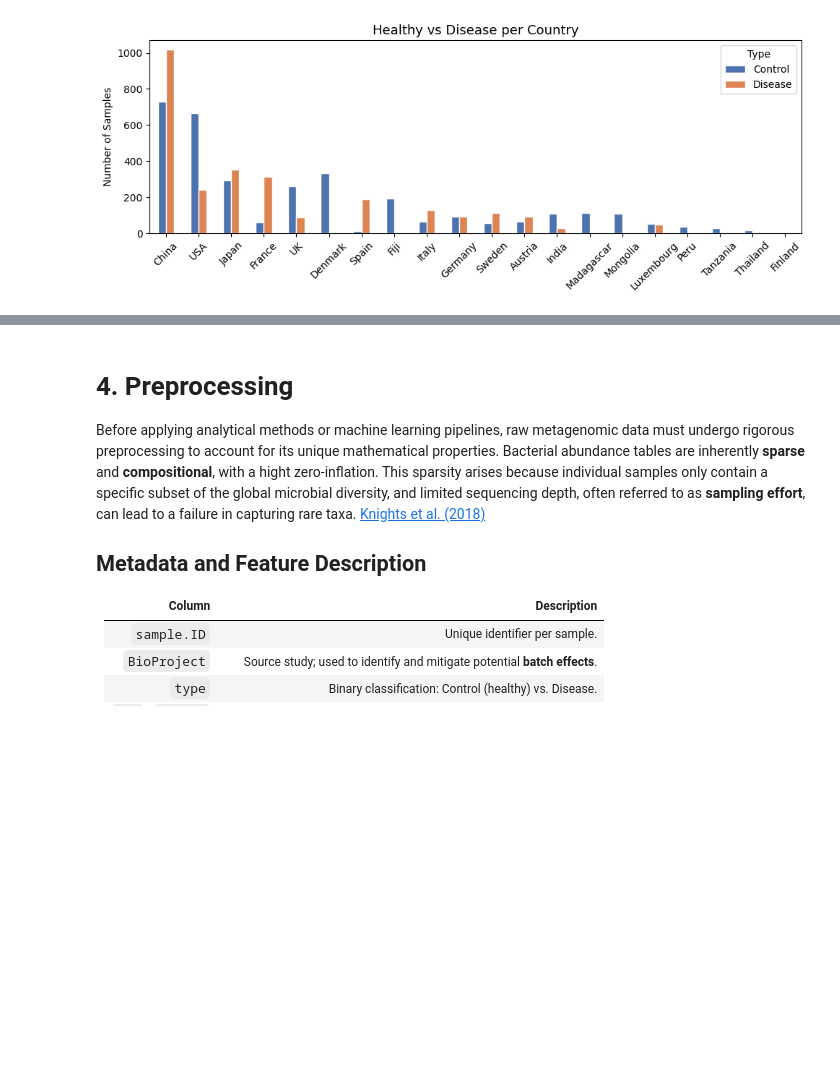
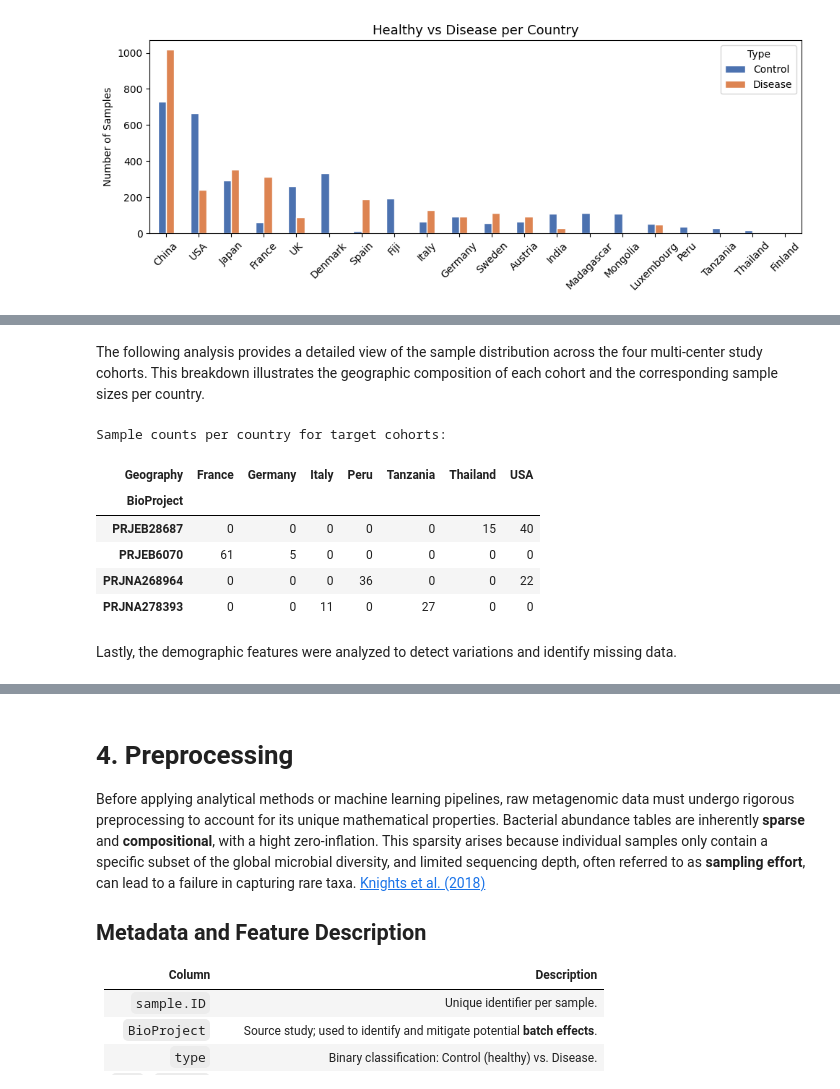
Before and after one commit to dafi03/PA1_repo, a Jupyter notebook: notebook/goodbad_PA1_dfi_ajbi.ipynb, the cells around one changed output, grey strips where cells are left out. Saved outputs shown, nothing was run; the diff lists cells and outputs as text; code cells hidden in the pictures; blank space fills up the shorter version.

```diff
--- a/notebook/goodbad_PA1_dfi_ajbi.ipynb
+++ b/notebook/goodbad_PA1_dfi_ajbi.ipynb
@@ -106,0 +157,28 @@ plt.show()
+# %% [markdown]
+The following analysis provides a detailed view of the sample distribution across the four multi-center study cohorts. This breakdown illustrates the geographic composition of each cohort and the corresponding sample sizes per country.
+# %%
+# 1. Define the list of target BioProjects
+target_projects = ["PRJEB28687", "PRJEB6070", "PRJNA278393", "PRJNA268964"]
+
+# 2. Filter the data and create the pivot table
+# This identifies exactly how many samples belong to each project per country
+overlap_counts = (
+    healthy_data[healthy_data["BioProject"].isin(target_projects)]
+    .groupby(["BioProject", "Geography"])
+    .size()
+    .unstack(fill_value=0)
+)
+
+# 3. Display the resulting table
+print("Sample counts per country for target cohorts:")
+display(overlap_counts)
+# %% [output]
+Sample counts per country for target cohorts:
+| Geography | France | Germany | Italy | Peru | Tanzania | Thailand | USA |
+| BioProject |  |  |  |  |  |  |  |
+| PRJEB28687 | 0 | 0 | 0 | 0 | 0 | 15 | 40 |
+| PRJEB6070 | 61 | 5 | 0 | 0 | 0 | 0 | 0 |
+| PRJNA268964 | 0 | 0 | 0 | 36 | 0 | 0 | 22 |
+| PRJNA278393 | 0 | 0 | 11 | 0 | 27 | 0 | 0 |
+# %% [markdown]
+Lastly, the demographic features were analyzed to detect variations and identify missing data.
```
Also changed, not shown: parts of 16 cells of this notebook.
